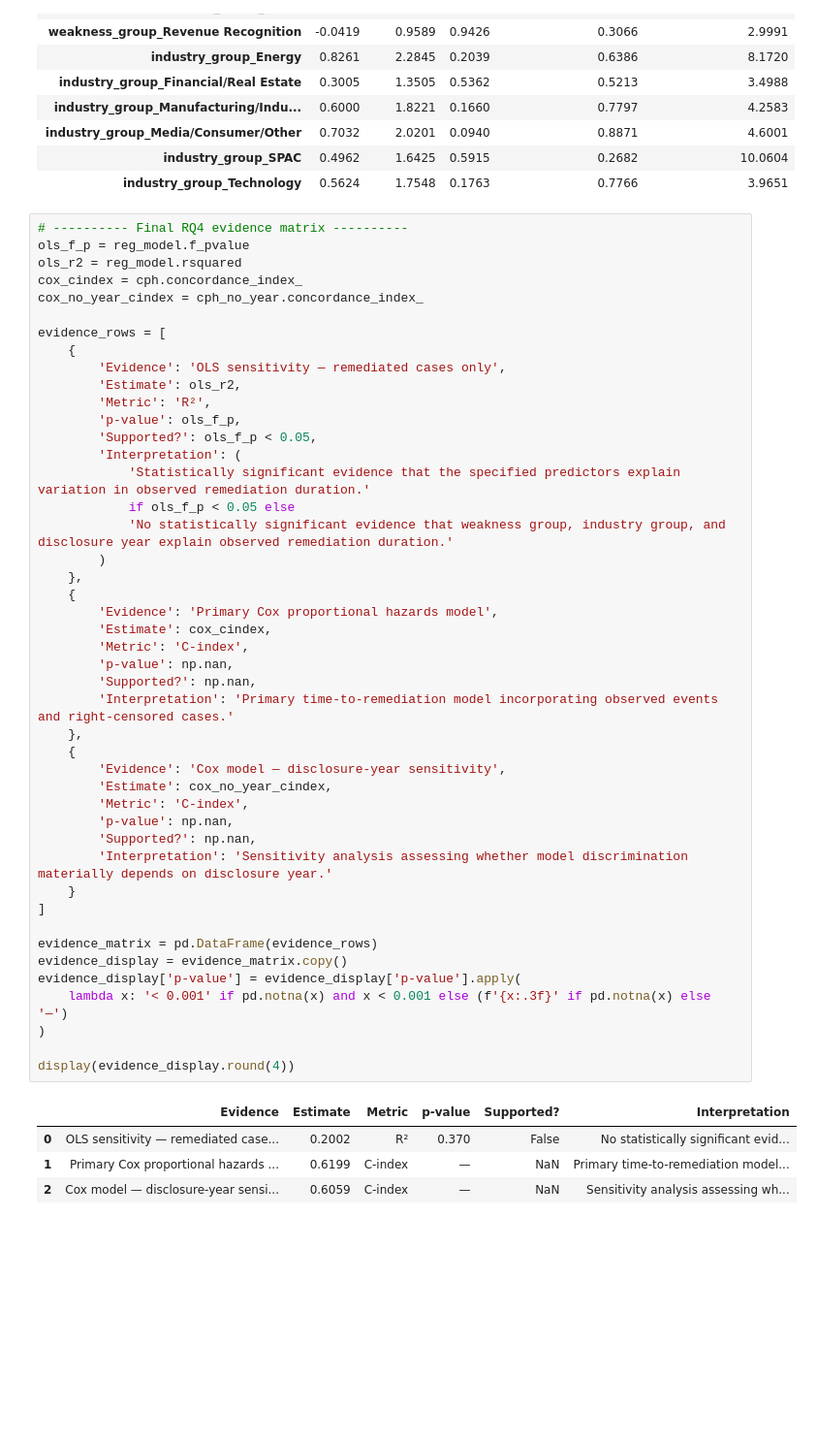
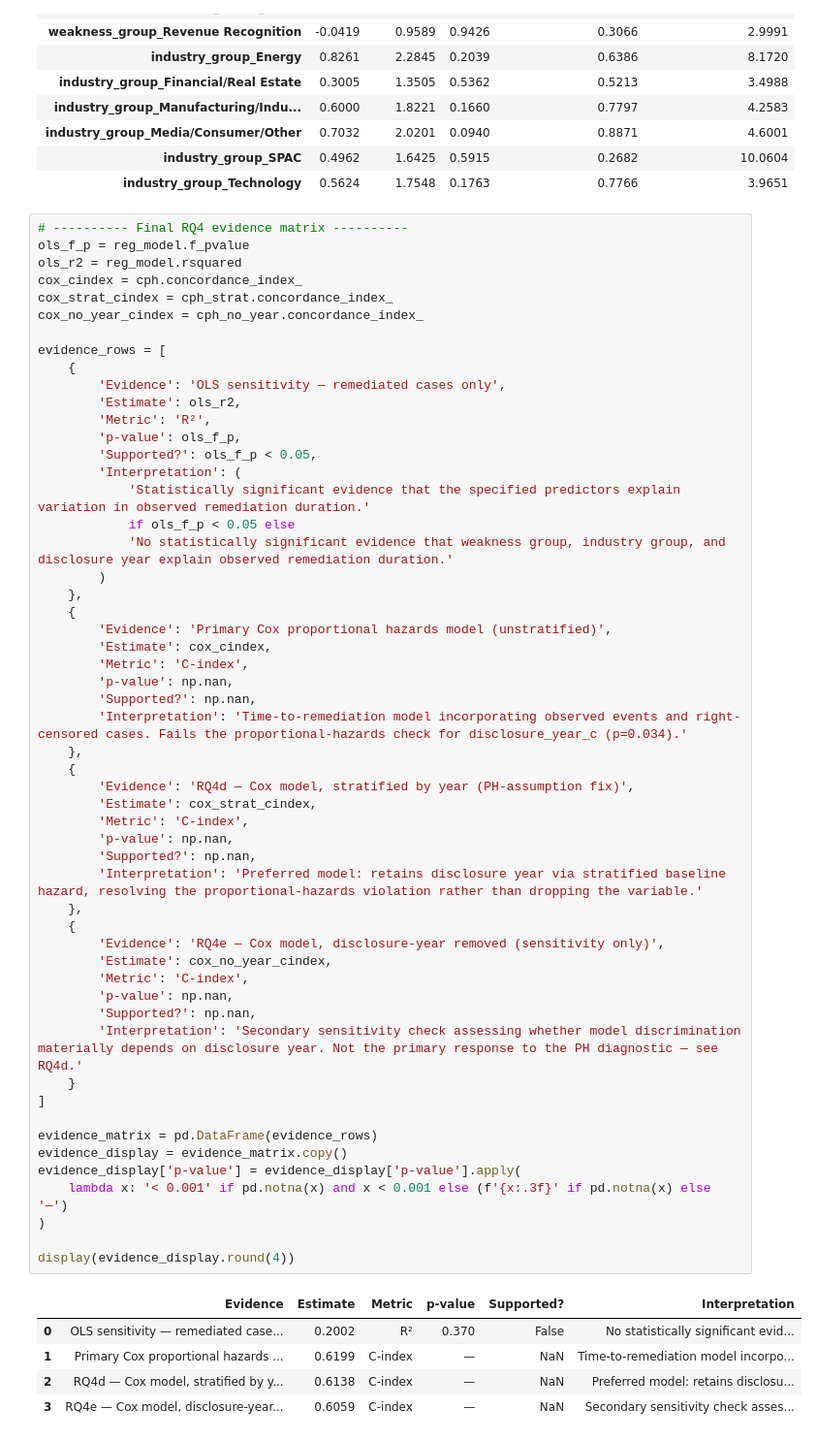
Before and after one commit to daljeetkaurJohar/qm640-governance-analytics, a Jupyter notebook: notebooks/RQ4_1_Analysis.ipynb, the cells around one changed output. Shown at 97% size. Cells and saved outputs as stored; diff of their text form; blank space fills up the shorter version.

```diff
--- a/notebooks/RQ4_1_Analysis.ipynb
+++ b/notebooks/RQ4_1_Analysis.ipynb
@@ -433,6 +562,7 @@ C-index without disclosure year: 0.6059
 ols_f_p = reg_model.f_pvalue
 ols_r2 = reg_model.rsquared
 cox_cindex = cph.concordance_index_
+cox_strat_cindex = cph_strat.concordance_index_
 cox_no_year_cindex = cph_no_year.concordance_index_
 
 evidence_rows = [
@@ -445,39 +575,48 @@ evidence_rows = [
         'Interpretation': (
             'Statistically significant evidence that the specified predictors explain variation in observed remediation duration.'
             if ols_f_p < 0.05 else
             'No statistically significant evidence that weakness group, industry group, and disclosure year explain observed remediation duration.'
         )
     },
     {
-        'Evidence': 'Primary Cox proportional hazards model',
+        'Evidence': 'Primary Cox proportional hazards model (unstratified)',
         'Estimate': cox_cindex,
         'Metric': 'C-index',
         'p-value': np.nan,
         'Supported?': np.nan,
-        'Interpretation': 'Primary time-to-remediation model incorporating observed events and right-censored cases.'
+        'Interpretation': 'Time-to-remediation model incorporating observed events and right-censored cases. Fails the proportional-hazards check for disclosure_year_c (p=0.034).'
     },
     {
-        'Evidence': 'Cox model — disclosure-year sensitivity',
+        'Evidence': 'RQ4d — Cox model, stratified by year (PH-assumption fix)',
+        'Estimate': cox_strat_cindex,
+        'Metric': 'C-index',
+        'p-value': np.nan,
+        'Supported?': np.nan,
+        'Interpretation': 'Preferred model: retains disclosure year via stratified baseline hazard, resolving the proportional-hazards violation rather than dropping the variable.'
+    },
+    {
+        'Evidence': 'RQ4e — Cox model, disclosure-year removed (sensitivity only)',
         'Estimate': cox_no_year_cindex,
         'Metric': 'C-index',
         'p-value': np.nan,
         'Supported?': np.nan,
-        'Interpretation': 'Sensitivity analysis assessing whether model discrimination materially depends on disclosure year.'
+        'Interpretation': 'Secondary sensitivity check assessing whether model discrimination materially depends on disclosure year. Not the primary response to the PH diagnostic — see RQ4d.'
     }
 ]
 
 evidence_matrix = pd.DataFrame(evidence_rows)
 evidence_display = evidence_matrix.copy()
 evidence_display['p-value'] = evidence_display['p-value'].apply(
     lambda x: '< 0.001' if pd.notna(x) and x < 0.001 else (f'{x:.3f}' if pd.notna(x) else '—')
 )
 
 display(evidence_display.round(4))
 # %% [output]
 |  | Evidence | Estimate | Metric | p-value | Supported? | Interpretation |
 | 0 | OLS sensitivity — remediated case... | 0.2002 | R² | 0.370 | False | No statistically significant evid... |
-| 1 | Primary Cox proportional hazards ... | 0.6199 | C-index | — | NaN | Primary time-to-remediation model... |
-| 2 | Cox model — disclosure-year sensi... | 0.6059 | C-index | — | NaN | Sensitivity analysis assessing wh... |
+| 1 | Primary Cox proportional hazards ... | 0.6199 | C-index | — | NaN | Time-to-remediation model incorpo... |
+| 2 | RQ4d — Cox model, stratified by y... | 0.6138 | C-index | — | NaN | Preferred model: retains disclosu... |
+| 3 | RQ4e — Cox model, disclosure-year... | 0.6059 | C-index | — | NaN | Secondary sensitivity check asses... |
 # %% [markdown]
 # RQ4 — Report-ready interpretation
 
```
Also changed, not shown: parts of 9 cells of this notebook.
